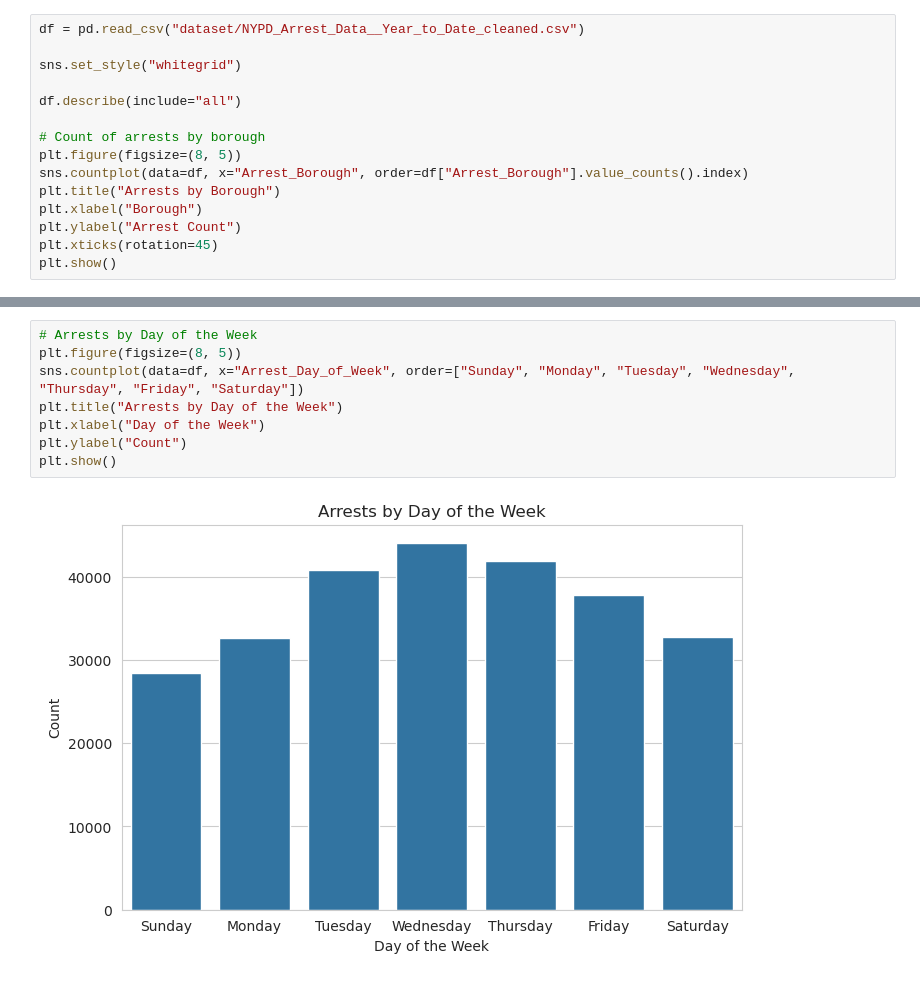
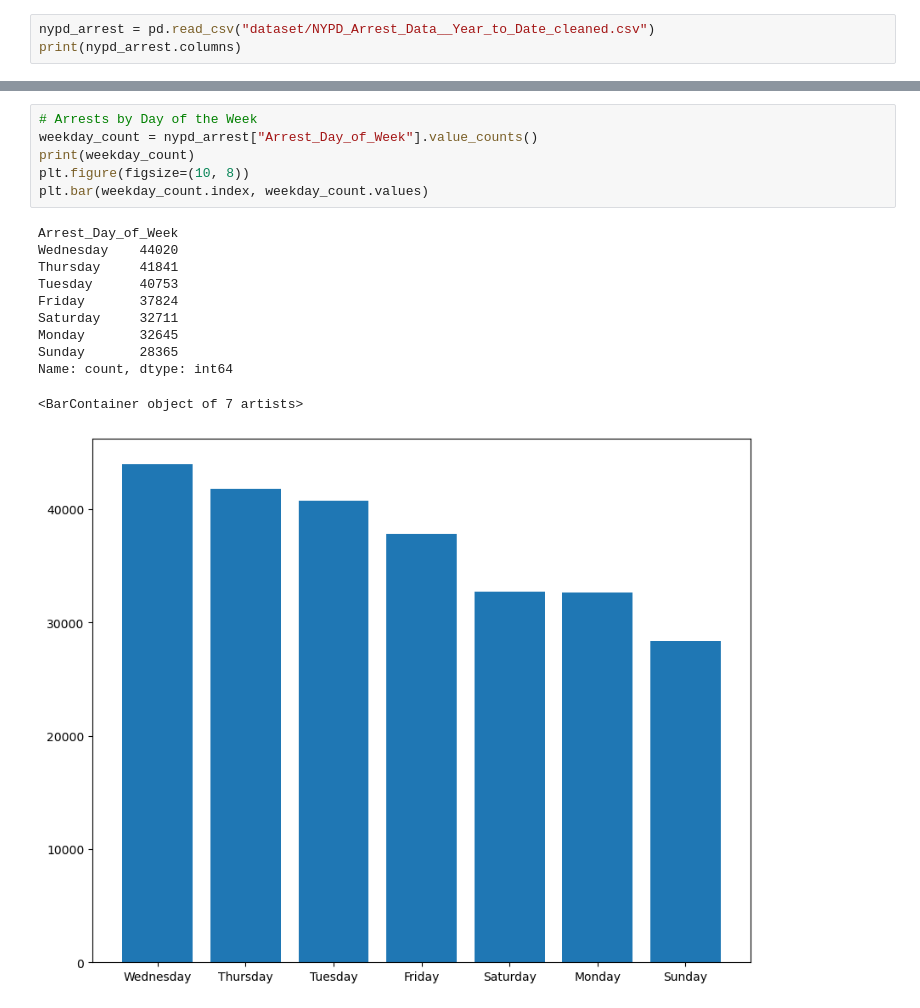
Before and after one commit to abhinna1/CSE4-587-Data-Intensive-Computing, a Jupyter notebook: EDA.ipynb, the cells around one changed output, grey strips where cells are left out. Saved outputs shown, nothing was run; the diff lists cells and outputs as text.

```diff
--- a/EDA.ipynb
+++ b/EDA.ipynb
@@ -5,17 +4,5 @@ import seaborn as sns
 import numpy as np
 # %%
-df = pd.read_csv("dataset/NYPD_Arrest_Data__Year_to_Date_cleaned.csv")
-
-sns.set_style("whitegrid")
-
-df.describe(include="all")
-
-# Count of arrests by borough
-plt.figure(figsize=(8, 5))
-sns.countplot(data=df, x="Arrest_Borough", order=df["Arrest_Borough"].value_counts().index)
-plt.title("Arrests by Borough")
-plt.xlabel("Borough")
-plt.ylabel("Arrest Count")
-plt.xticks(rotation=45)
-plt.show()
+nypd_arrest = pd.read_csv("dataset/NYPD_Arrest_Data__Year_to_Date_cleaned.csv")
+print(nypd_arrest.columns)
 # %% [output]
@@ -33,11 +41,19 @@ plt.show()
 # %%
 # Arrests by Day of the Week
-plt.figure(figsize=(8, 5))
-sns.countplot(data=df, x="Arrest_Day_of_Week", order=["Sunday", "Monday", "Tuesday", "Wednesday", "Thursday", "Friday", "Saturday"])
-plt.title("Arrests by Day of the Week")
-plt.xlabel("Day of the Week")
-plt.ylabel("Count")
-plt.show()
+weekday_count = nypd_arrest["Arrest_Day_of_Week"].value_counts()
+print(weekday_count)
+plt.figure(figsize=(10, 8))
+plt.bar(weekday_count.index, weekday_count.values)
 # %% [output]
+Arrest_Day_of_Week
+Wednesday    44020
+Thursday     41841
+Tuesday      40753
+Friday       37824
+Saturday     32711
+Monday       32645
+Sunday       28365
+Name: count, dtype: int64
+<BarContainer object of 7 artists>
-[figure, old version]
+[figure, new version]
 # %%
```
Also changed, not shown: parts of 21 cells of this notebook, 4 other files.
